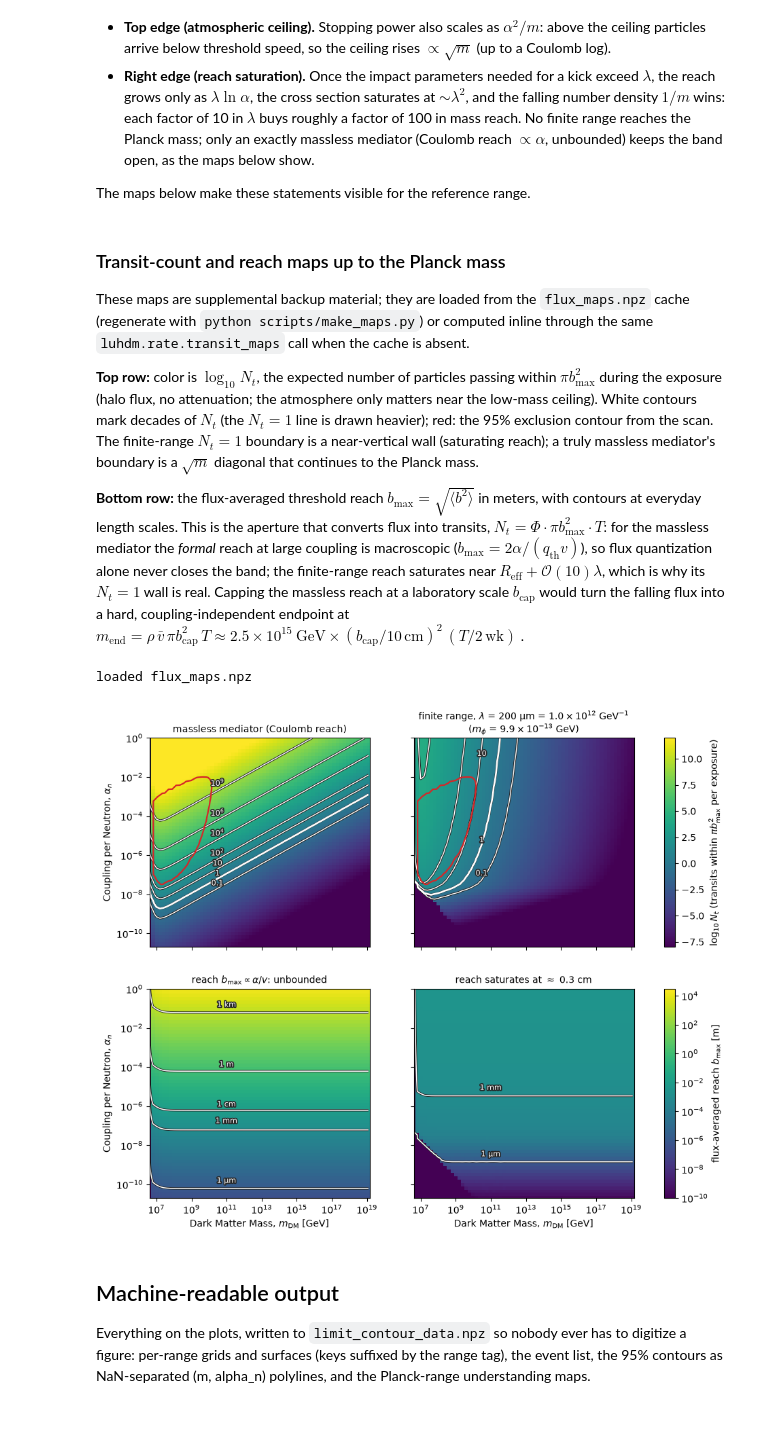
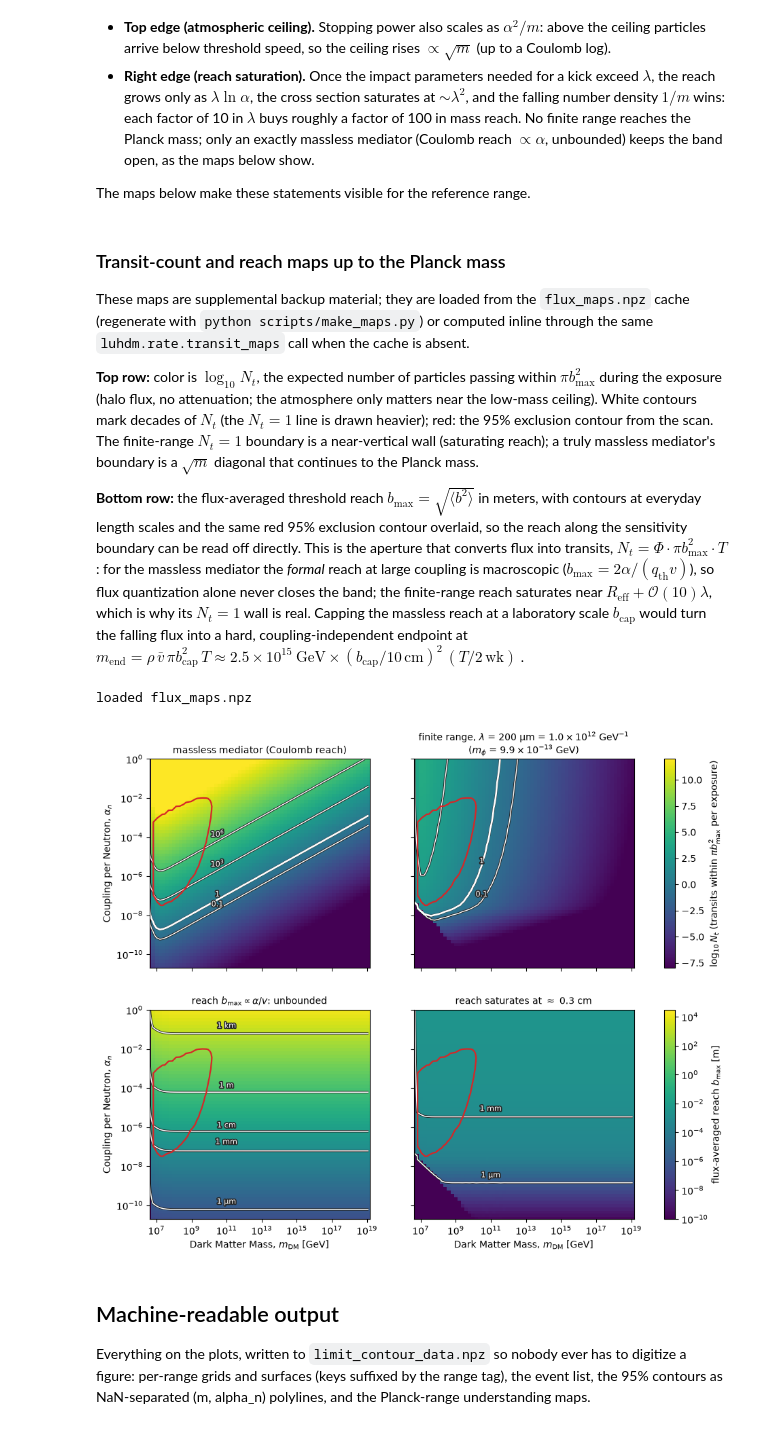
Before and after one commit to PolonaiseExperiment/luhdm, a Jupyter notebook: notebooks/limit_contour.ipynb, the cells around one changed output. Drawn from its saved outputs; the diff is of its cells as text; code cells hidden in the pictures.

Commit message:
Flux map: 95% contour on all panels, N_t levels 0.1/1/1e3/1e6; lambda figure: SI mass milestones (GeV axis)

```diff
--- a/notebooks/limit_contour.ipynb
+++ b/notebooks/limit_contour.ipynb
@@ -557,7 +569,8 @@ to the Planck mass.
 
 **Bottom row:** the flux-averaged threshold reach
 $b_\text{max} = \sqrt{\langle b^2 \rangle}$ in meters, with contours at
-everyday length scales. This is the aperture that converts flux into transits,
+everyday length scales and the same red 95% exclusion contour overlaid, so
+the reach along the sensitivity boundary can be read off directly. This is the aperture that converts flux into transits,
 $N_t = \Phi \cdot \pi b_\text{max}^2 \cdot T$: for the massless mediator the
 *formal* reach at large coupling is macroscopic
 ($b_\text{max} = 2\alpha/(q_\text{th} v)$), so flux quantization alone never
@@ -612,9 +625,8 @@ def label_levels(ax, X_MAP, levels, names, m_ref=1e11):
 fig, axes = plt.subplots(2, 2, figsize=(11.5, 8.8), sharex=True, sharey=True)
 norm_nt = Normalize(vmin=-8, vmax=12)
 norm_b = LogNorm(vmin=1e-10, vmax=3e4)
-NT_LEVELS = [0.1, 1.0, 10.0, 1e2, 1e4, 1e6, 1e9]
-NT_NAMES = {0.1: "0.1", 1.0: "1", 10.0: "10", 1e2: "$10^2$",
-            1e4: "$10^4$", 1e6: "$10^6$", 1e9: "$10^9$"}
+NT_LEVELS = [0.1, 1.0, 1e3, 1e6]
+NT_NAMES = {0.1: "0.1", 1.0: "1", 1e3: "$10^3$", 1e6: "$10^6$"}
 B_LEVELS = [1e-6, 1e-3, 1e-2, 1.0, 1e3]
 B_NAMES = {1e-6: "1 µm", 1e-3: "1 mm", 1e-2: "1 cm", 1.0: "1 m", 1e3: "1 km"}
 titles = ["massless mediator (Coulomb reach)",
@@ -632,38 +644,40 @@ for j, (NT_MAP, B_MAP) in enumerate([(NT_ML_MAP, B_ML_MAP),
                                 for lev in NT_LEVELS])
     outline(getattr(cs, "collections", [cs]))
     label_levels(ax, NT_MAP, NT_LEVELS, NT_NAMES, m_ref=3e10)
     ax.set_title(titles[j], fontsize=10)
 
     ax = axes[1, j]
     mesh_b = ax.pcolormesh(ms_map, al_map, np.clip(B_MAP, 1e-10, None),
                            cmap="viridis", norm=norm_b, shading="auto")
     cs = ax.contour(ms_map, al_map, B_MAP, levels=B_LEVELS, colors="w",
                     linewidths=1.1)
     outline(getattr(cs, "collections", [cs]))
     label_levels(ax, B_MAP, B_LEVELS, B_NAMES)
     note = (r"reach $b_{\rm max} \propto \alpha/v$: unbounded" if j == 0 else
             rf"reach saturates at $\approx$ {B_MAP.max() * 100:.1f} cm")
     ax.set_title(note, fontsize=10)
     ax.set_xscale("log")
     ax.set_yscale("log")
     ax.set_xlabel(r"Dark Matter Mass, $m_{\rm DM}$ [GeV]")
 
-# overlay the reference 95% contour on both N_t panels
-for j in (0, 1):
-    axes[0, j].contour(REF["ms"], REF["alphas_n"], REF["extremeness"],
-                       levels=[CONFIDENCE], colors="#d62728", linewidths=1.6)
+# overlay the reference 95% contour on every panel
+for i in (0, 1):
+    for j in (0, 1):
+        axes[i, j].contour(REF["ms"], REF["alphas_n"], REF["extremeness"],
+                           levels=[CONFIDENCE], colors="#d62728",
+                           linewidths=1.6)
 
 for ax in axes[:, 0]:
     ax.set_ylabel(r"Coupling per Neutron, $\alpha_n$")
 axes[0, 0].set_ylim(al_map[0], 1.0)
 fig.colorbar(mesh_nt, ax=axes[0, :], label=r"$\log_{10} N_t$ (transits within "
                                            r"$\pi b_{\rm max}^2$ per exposure)")
 fig.colorbar(mesh_b, ax=axes[1, :],
              label=r"flux-averaged reach $b_{\rm max}$ [m]")
 fig.savefig("flux_map.png", dpi=140, bbox_inches="tight")
 # %% [output]
 loaded flux_maps.npz
-[figure, old version]
+[figure, new version]
 # %% [markdown]
 ## Machine-readable output
 
```
Also changed, not shown: parts of 2 cells of this notebook, 2 other files.
